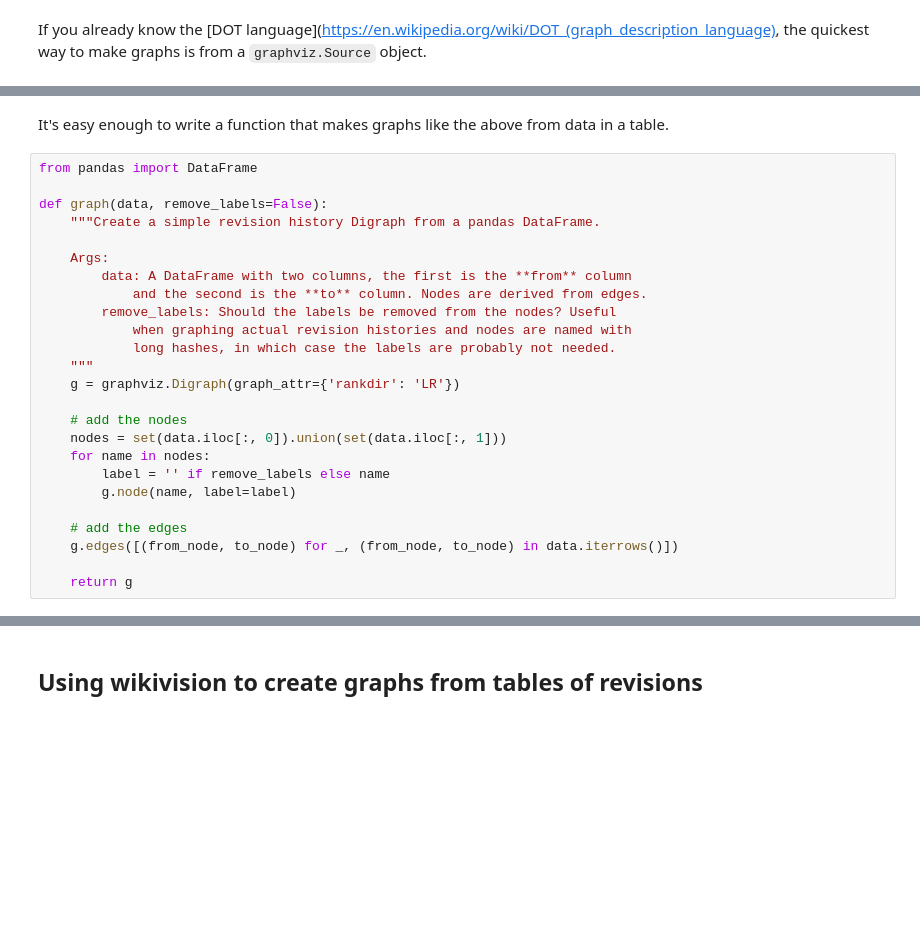
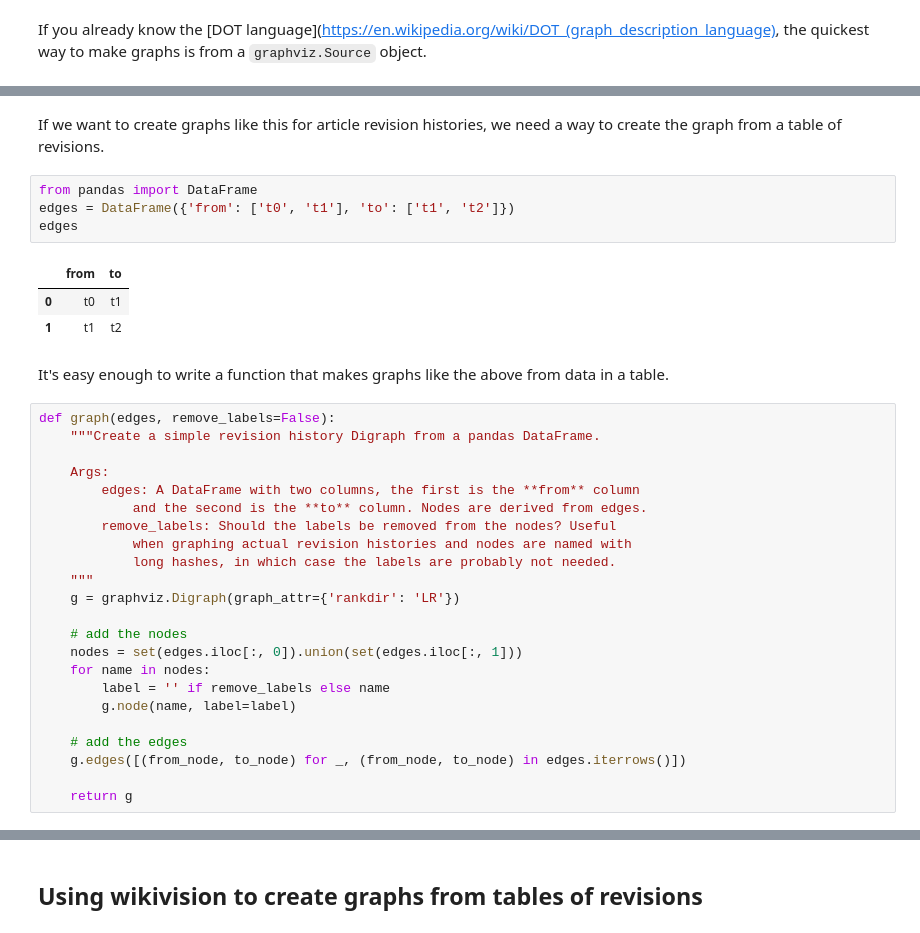
Before and after one commit to evoapps/wikivision, a Jupyter notebook: notebooks/creating-graphs-from-revisions.ipynb, the cells around one changed output, grey strips where cells are left out. Drawn from its saved outputs; the diff is of its cells as text; blank space fills up the shorter version.

Commit message:
finished creating-graphs-from-revisions

```diff
--- a/notebooks/creating-graphs-from-revisions.ipynb
+++ b/notebooks/creating-graphs-from-revisions.ipynb
@@ -16,16 +16,24 @@ digraph {
 from_dot
 # %% [output]
 [drawing not drawn]
+# %% [markdown]
+If we want to create graphs like this for article revision histories, we need a way to create the graph from a table of revisions.
+# %%
+from pandas import DataFrame
+edges = DataFrame({'from': ['t0', 't1'], 'to': ['t1', 't2']})
+edges
+# %% [output]
+|  | from | to |
+| 0 | t0 | t1 |
+| 1 | t1 | t2 |
 # %% [markdown]
 It's easy enough to write a function that makes graphs like the above from data in a table.
 # %%
-from pandas import DataFrame
-
-def graph(data, remove_labels=False):
+def graph(edges, remove_labels=False):
     """Create a simple revision history Digraph from a pandas DataFrame.
 
     Args:
-        data: A DataFrame with two columns, the first is the **from** column
+        edges: A DataFrame with two columns, the first is the **from** column
             and the second is the **to** column. Nodes are derived from edges.
         remove_labels: Should the labels be removed from the nodes? Useful
             when graphing actual revision histories and nodes are named with
@@ -34,12 +42,12 @@ def graph(data, remove_labels=False):
     g = graphviz.Digraph(graph_attr={'rankdir': 'LR'})
 
     # add the nodes
-    nodes = set(data.iloc[:, 0]).union(set(data.iloc[:, 1]))
+    nodes = set(edges.iloc[:, 0]).union(set(edges.iloc[:, 1]))
     for name in nodes:
         label = '' if remove_labels else name
         g.node(name, label=label)
 
     # add the edges
-    g.edges([(from_node, to_node) for _, (from_node, to_node) in data.iterrows()])
+    g.edges([(from_node, to_node) for _, (from_node, to_node) in edges.iterrows()])
 
     return g
```
Also changed, not shown: parts of 3 cells of this notebook, 1 other file.
